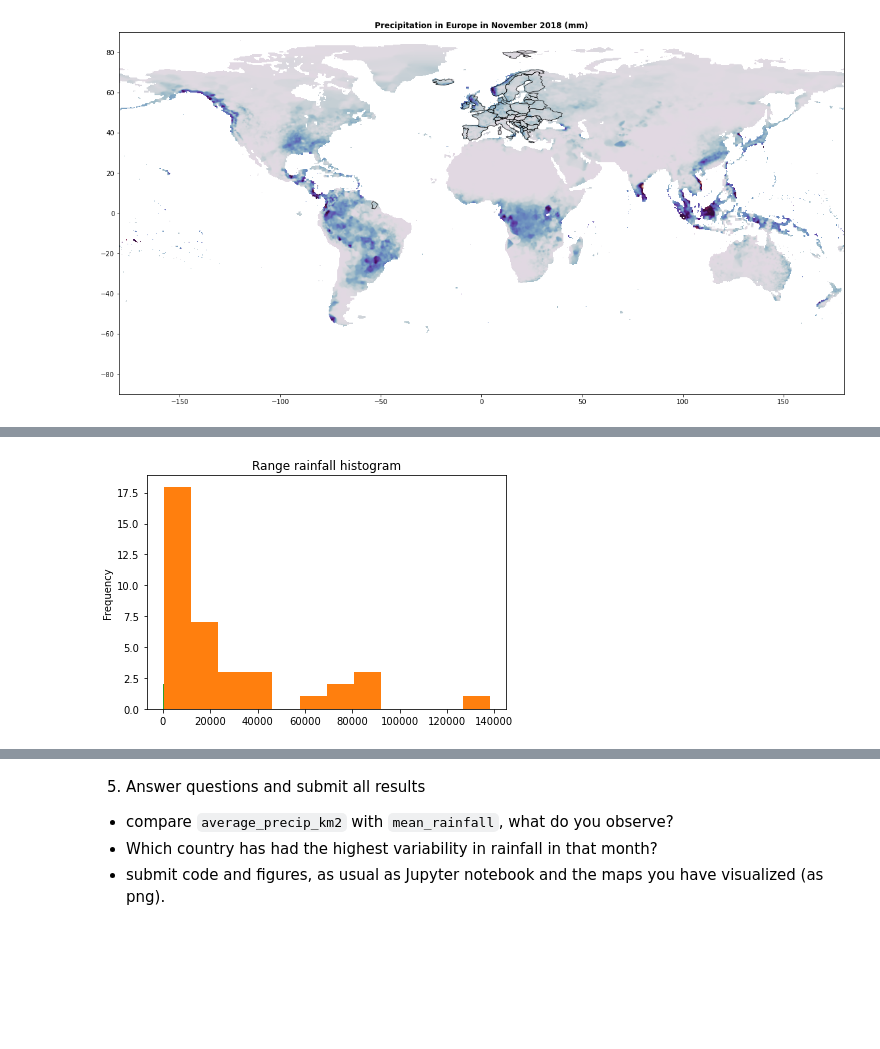
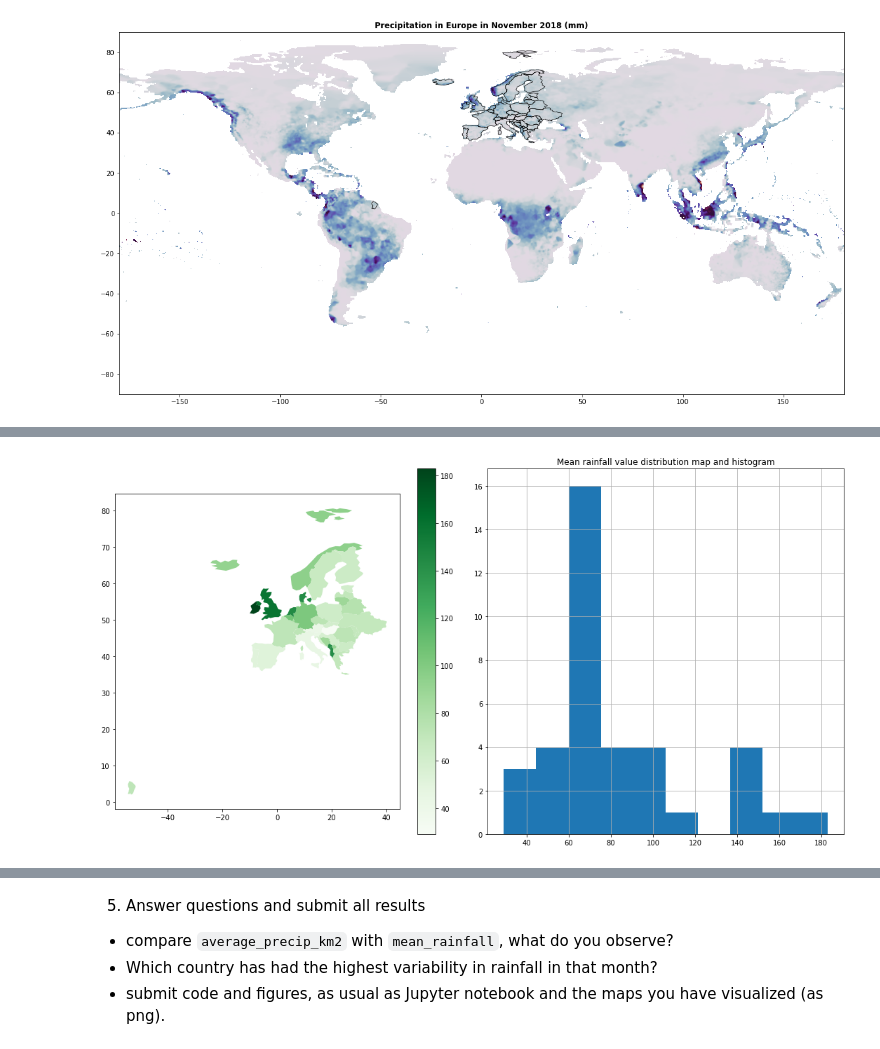
Before and after one commit to Bakhtiyar-Garashov/GeoPython2020, a Jupyter notebook: Assignment3/assignment3.ipynb, the cells around one changed output, grey strips where cells are left out. Cells and saved outputs as stored; diff of their text form; code cells hidden in the pictures; blank space fills up the shorter version.

```diff
--- a/Assignment3/assignment3.ipynb
+++ b/Assignment3/assignment3.ipynb
@@ -164,19 +140,13 @@ plt.savefig("range_value_map.png")
-# %%
-# 3.2  Making histogram of each value and saving them as png
-
-# mean value histogram
-euro_countries["mean_rainfall"].plot.hist(bins=12).set_title("Mean rainfall histogram")
-plt.tight_layout()
-plt.savefig("mean_value_histogram.png")
-
-# sum value histogram
-euro_countries["sum_rainfall"].plot.hist(bins=12).set_title("Sum rainfall histogram")
-plt.tight_layout()
-plt.savefig("sum_value_histogram.png")
-
-# range value histogram
-euro_countries["range_rainfall"].plot.hist(bins=12).set_title("Range rainfall histogram")
-plt.tight_layout()
-plt.savefig("range_value_histogram.png")
-# %% [output]
-[figure, removed]
+# %%
+# 3.1.  Making maps and histograms of each value and saving maps as png
+
+#below example shows both figure at the same time
+# visualization for mean value
+fig, (ax_map, ax_hist) = plt.subplots(1, 2, figsize=(15,8))
+euro_countries.plot(ax=ax_map, column="mean_rainfall", cmap="Greens", legend=True)
+euro_countries.hist(ax=ax_hist, column="mean_rainfall")
+plt.title("Mean rainfall value distribution map and histogram")
+plt.tight_layout()
+plt.savefig("mean_map_histogram.png")
+# %% [output]
+[figure, added]
```
Also changed, not shown: parts of 9 cells of this notebook, 14 other files.
